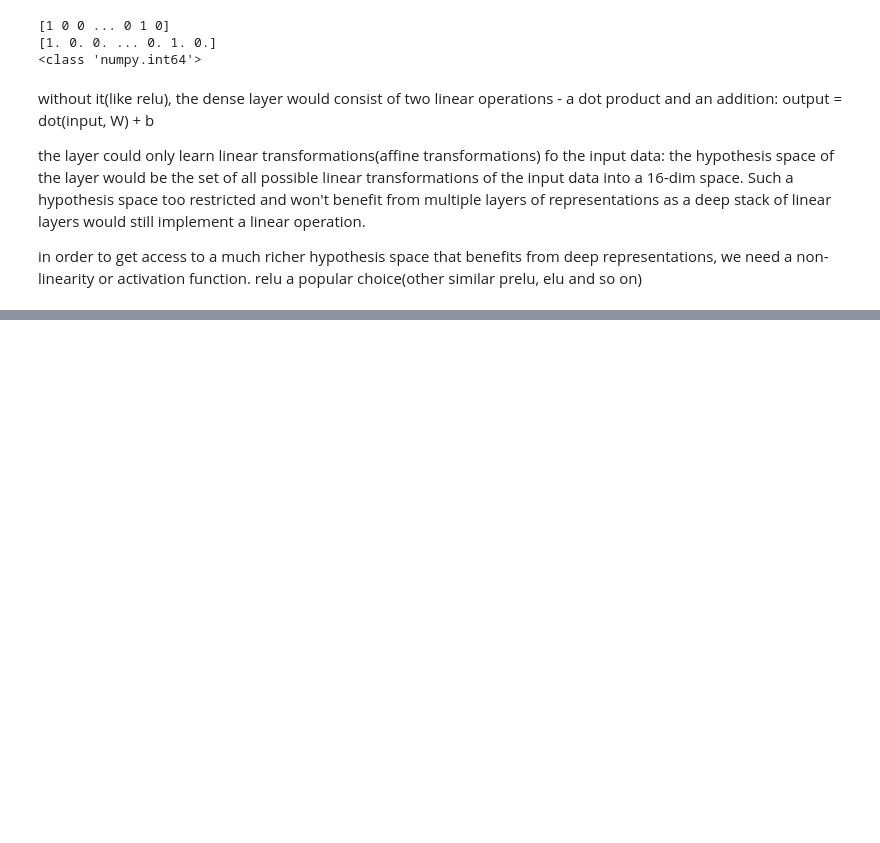
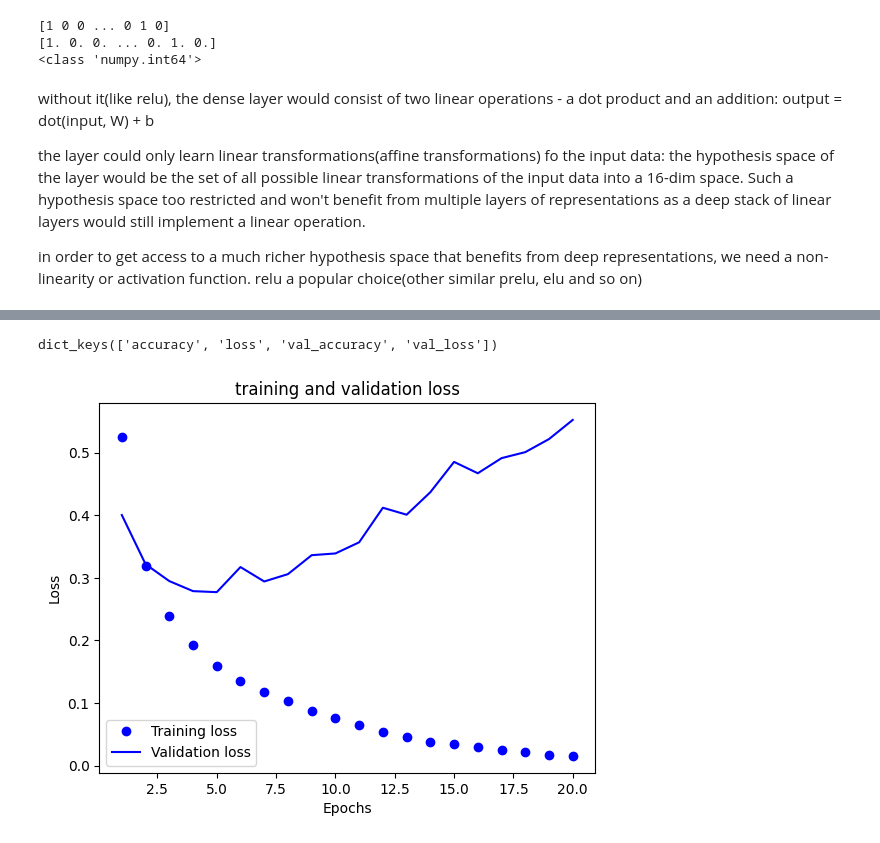
Before and after one commit to thekrishnajeena/deep_learning_with_python, a Jupyter notebook: chapter-4-classificationNregress/binary-classification.ipynb, the cells around one changed output, grey strips where cells are left out. Saved outputs shown, nothing was run; the diff lists cells and outputs as text; code cells hidden in the pictures; blank space fills up the shorter version.

```diff
--- a/chapter-4-classificationNregress/binary-classification.ipynb
+++ b/chapter-4-classificationNregress/binary-classification.ipynb
@@ -108,3 +104,20 @@ model.compile(optimizer="rmsprop",
               metrics=["accuracy"])
 # %%
 # Validating approach
+# DL model should be evaluated on validation set to monitor the accuracy of the model during training.
+
+x_val = x_train[:10000]
+partial_x_train = x_train[10000:]
+y_val = y_train[:10000]
+partial_y_train = y_train[10000:]
+# %%
+# model train and monitor loss and accuracy
+
+history = model.fit(partial_x_train,
+                    partial_y_train,
+                    epochs=20,
+                    batch_size=512,
+                    validation_data=(x_val, y_val))
+
+# at the end of every epoch, a slight pause as the model computes its loss and accuracy on the 10000 samples of the validation data
+# call to model.fit() returns a History object, it has member history, a dict ocntaining data about every thing that happend during training
@@ -110,0 +142,23 @@ model.compile(optimizer="rmsprop",
+# %%
+history_dict = history.history
+history_dict.keys()
+# %% [output]
+dict_keys(['accuracy', 'loss', 'val_accuracy', 'val_loss'])
+# %%
+# plotting the training and validation loss and accuracy
+
+import matplotlib.pyplot as plt
+
+history_dict = history.history
+loss_values = history_dict["loss"]
+val_loss_values = history_dict["val_loss"]
+epochs = range(1, len(loss_values)+1)
+plt.plot(epochs, loss_values, "bo", label="Training loss")
+plt.plot(epochs, val_loss_values, "b", label="Validation loss")
+plt.title("training and validation loss")
+plt.xlabel("Epochs")
+plt.ylabel("Loss")
+plt.legend()
+plt.show()
+# %% [output]
+[figure, added]
```
Also changed, not shown: parts of 24 cells of this notebook.
